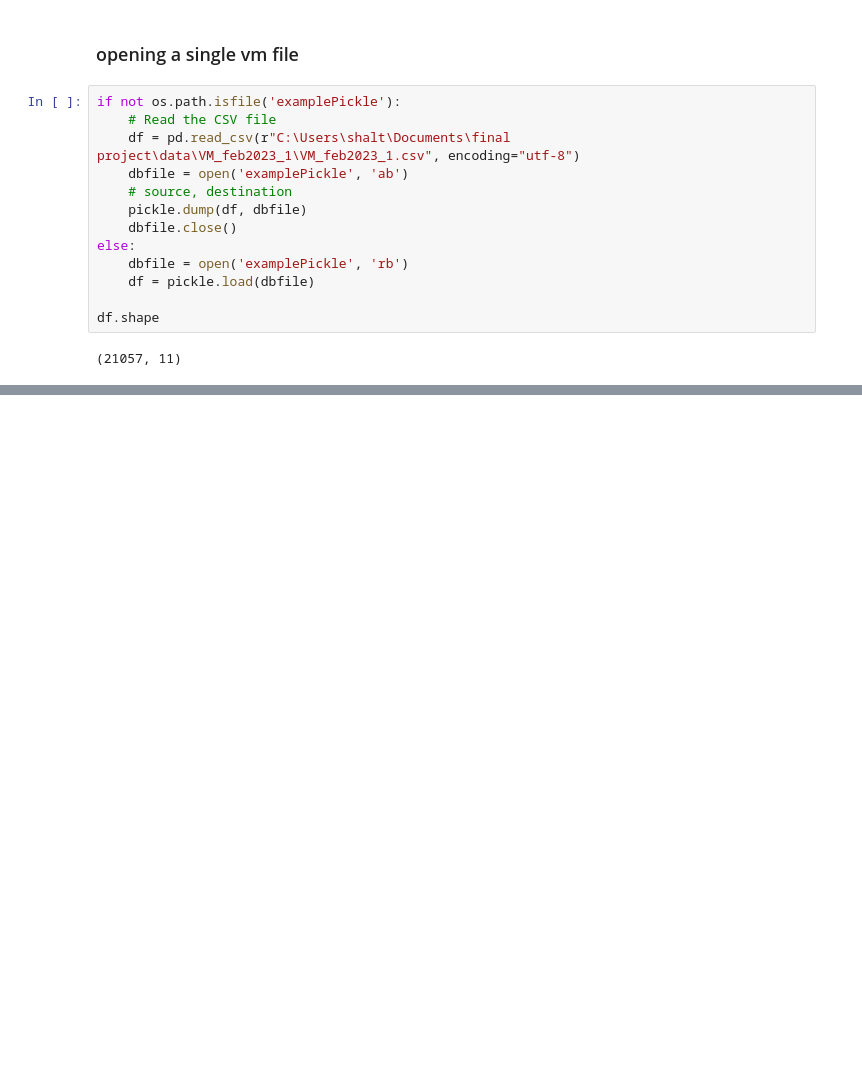
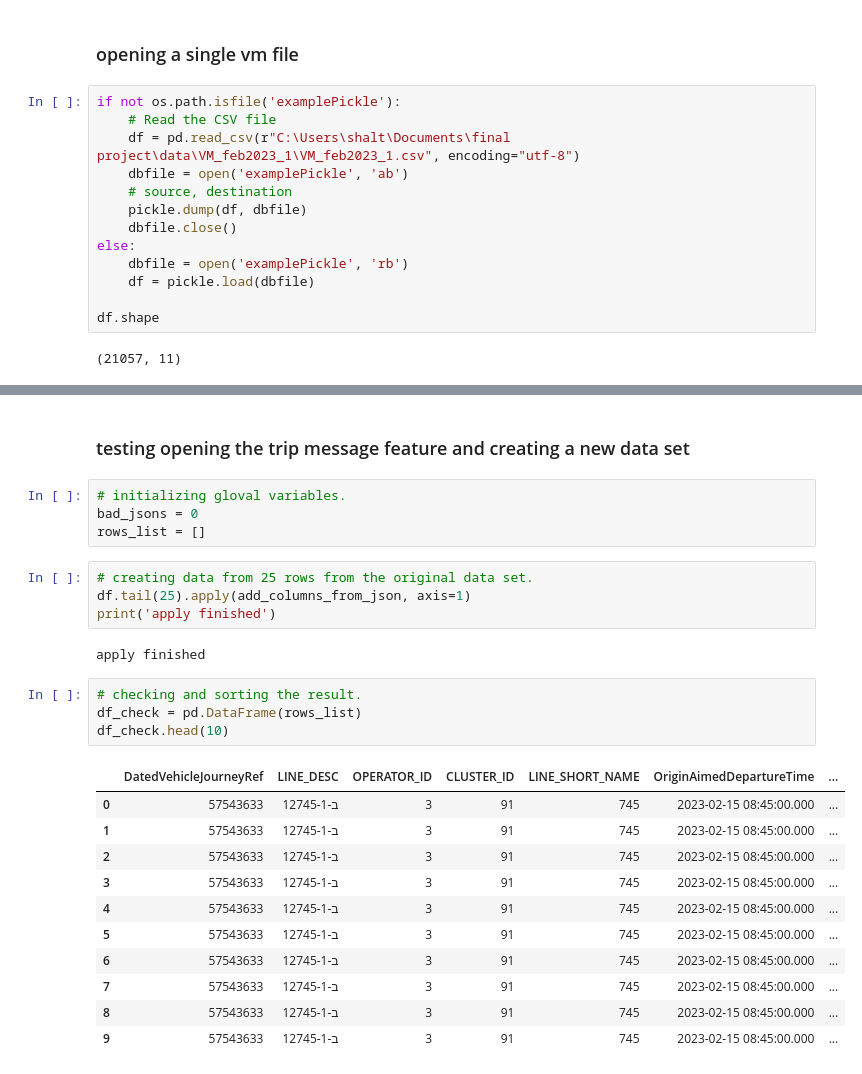
Before and after one commit to haim-fisher-s/Bus-Tracker, a Jupyter notebook: data/parsing_scripts/parse_vm.ipynb, the cells around one changed output, grey strips where cells are left out. Saved outputs shown, nothing was run; the diff lists cells and outputs as text; blank space fills up the shorter version.

```diff
--- a/data/parsing_scripts/parse_vm.ipynb
+++ b/data/parsing_scripts/parse_vm.ipynb
@@ -280,0 +198,28 @@ pd.json_normalize(test3.previousCalls[158])
+# %% [markdown]
+### testing opening the trip message feature and creating a new data set
+# %%
+# initializing gloval variables.
+bad_jsons = 0
+rows_list = []
+# %%
+# creating data from 25 rows from the original data set.
+df.tail(25).apply(add_columns_from_json, axis=1)
+print('apply finished')
+# %% [output]
+apply finished
+# %%
+# checking and sorting the result.
+df_check = pd.DataFrame(rows_list)
+df_check.head(10)
+# %% [output]
+|  | DatedVehicleJourneyRef | LINE_DESC | OPERATOR_ID | CLUSTER_ID | LINE_SHORT_NAME | OriginAimedDepartureTime | ... |
+| 0 | 57543633 | 12745-1-ב | 3 | 91 | 745 | 2023-02-15 08:45:00.000 | ... |
+| 1 | 57543633 | 12745-1-ב | 3 | 91 | 745 | 2023-02-15 08:45:00.000 | ... |
+| 2 | 57543633 | 12745-1-ב | 3 | 91 | 745 | 2023-02-15 08:45:00.000 | ... |
+| 3 | 57543633 | 12745-1-ב | 3 | 91 | 745 | 2023-02-15 08:45:00.000 | ... |
+| 4 | 57543633 | 12745-1-ב | 3 | 91 | 745 | 2023-02-15 08:45:00.000 | ... |
+| 5 | 57543633 | 12745-1-ב | 3 | 91 | 745 | 2023-02-15 08:45:00.000 | ... |
+| 6 | 57543633 | 12745-1-ב | 3 | 91 | 745 | 2023-02-15 08:45:00.000 | ... |
+| 7 | 57543633 | 12745-1-ב | 3 | 91 | 745 | 2023-02-15 08:45:00.000 | ... |
+| 8 | 57543633 | 12745-1-ב | 3 | 91 | 745 | 2023-02-15 08:45:00.000 | ... |
+| 9 | 57543633 | 12745-1-ב | 3 | 91 | 745 | 2023-02-15 08:45:00.000 | ... |
```
Also changed, not shown: parts of 39 cells of this notebook, 1 other file.
